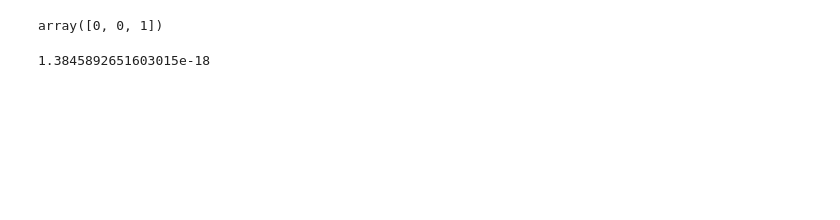
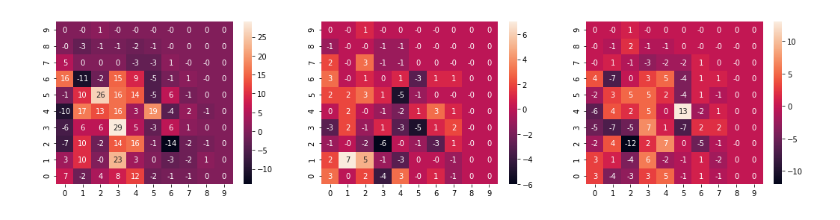
Before and after one commit to dreamzz5/ST-resnet_torch--DIDI, a Jupyter notebook: result/vision.ipynb, the cells around one changed output. Drawn from its saved outputs; the diff is of its cells as text; code cells hidden in the pictures; blank space fills up the shorter version.

```diff
--- a/result/vision.ipynb
+++ b/result/vision.ipynb
@@ -3,6 +3,6 @@ import numpy as np
 # %%
 Test_c_grad=np.load('Test_c_grad.npy')
 values=np.load('values.npy')
-Test_c_grad=np.round(Test_c_grad*45)
+Test_c_grad=np.round(Test_c_grad*52)
 # %%
 Test_c_grad.shape
@@ -136,8 +27,0 @@ logprob, state = model3.decode(seen, algorithm="viterbi")
-# %%
-state
-# %% [output]
-array([0, 0, 1])
-# %%
-np.exp(logprob)
-# %% [output]
-1.3845892651603015e-18
@@ -143,0 +30,7 @@ np.exp(logprob)
+# %%
+f, axs = plt.subplots(figsize=(18,4),nrows=1,ncols=3)
+sns.heatmap(Test_c_grad[0,5,3,0][0:10,0:10],annot=True,ax=axs[0],fmt='g').invert_yaxis()
+sns.heatmap(Test_c_grad[0,5,3,1][0:10,0:10],annot=True,ax=axs[1],fmt='g').invert_yaxis()
+sns.heatmap(Test_c_grad[0,5,3,2][0:10,0:10],annot=True,ax=axs[2],fmt='g').invert_yaxis()
+# %% [output]
+[figure, added]
```
Also changed, not shown: parts of 38 cells of this notebook, 45 other files.
